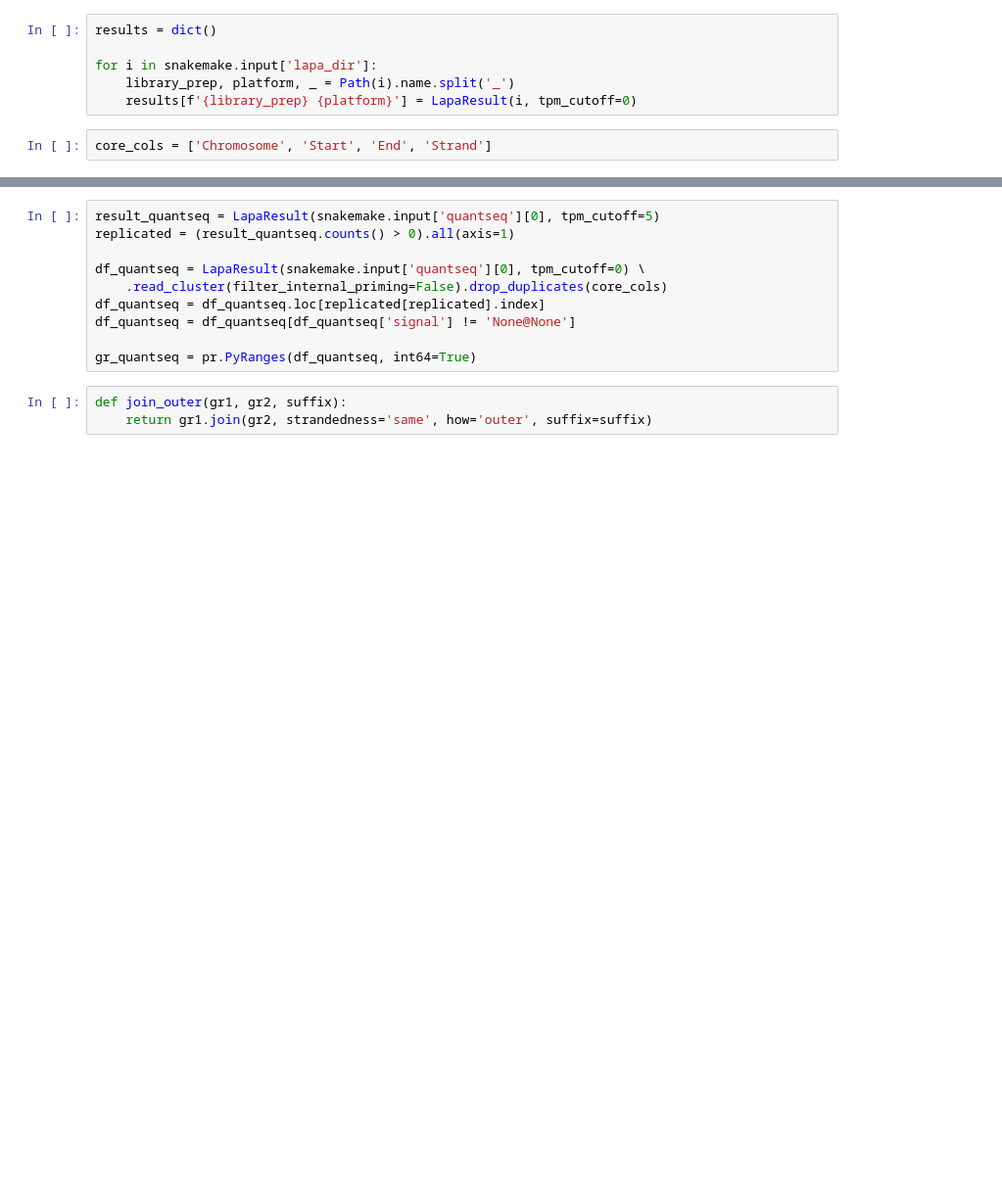
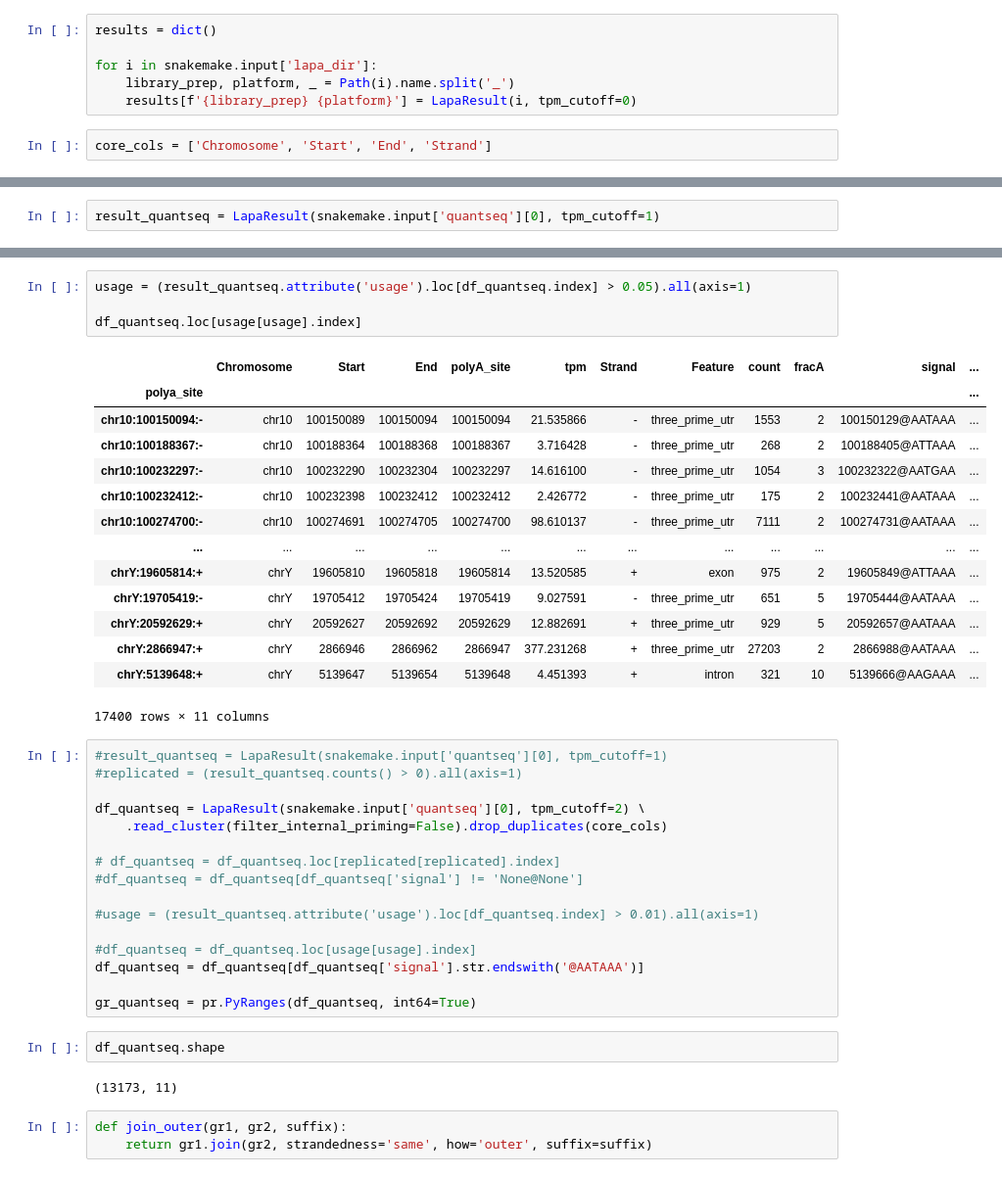
Before and after one commit to mortazavilab/lapa, a Jupyter notebook: workflow/benchmark/benchmark_lapa.ipynb, the cells around one changed output, grey strips where cells are left out. Shown: that part at 98% size. Saved outputs shown, nothing was run; the diff lists cells and outputs as text; blank space fills up the shorter version.

```diff
--- a/workflow/benchmark/benchmark_lapa.ipynb
+++ b/workflow/benchmark/benchmark_lapa.ipynb
@@ -34,0 +86,2 @@ core_cols = ['Chromosome', 'Start', 'End', 'Strand']
+# %%
+result_quantseq = LapaResult(snakemake.input['quantseq'][0], tpm_cutoff=1)
@@ -35,13 +129,42 @@ core_cols = ['Chromosome', 'Start', 'End', 'Strand']
+# %%
+usage = (result_quantseq.attribute('usage').loc[df_quantseq.index] > 0.05).all(axis=1)
+
+df_quantseq.loc[usage[usage].index]
+# %% [output]
+|  | Chromosome | Start | End | polyA_site | tpm | Strand | Feature | count | fracA | signal | ... |
+| polya_site |  |  |  |  |  |  |  |  |  |  | ... |
+| chr10:100150094:- | chr10 | 100150089 | 100150094 | 100150094 | 21.535866 | - | three_prime_utr | 1553 | 2 | 100150129@AATAAA | ... |
+| chr10:100188367:- | chr10 | 100188364 | 100188368 | 100188367 | 3.716428 | - | three_prime_utr | 268 | 2 | 100188405@ATTAAA | ... |
+| chr10:100232297:- | chr10 | 100232290 | 100232304 | 100232297 | 14.616100 | - | three_prime_utr | 1054 | 3 | 100232322@AATGAA | ... |
+| chr10:100232412:- | chr10 | 100232398 | 100232412 | 100232412 | 2.426772 | - | three_prime_utr | 175 | 2 | 100232441@AATAAA | ... |
+| chr10:100274700:- | chr10 | 100274691 | 100274705 | 100274700 | 98.610137 | - | three_prime_utr | 7111 | 2 | 100274731@AATAAA | ... |
+| ... | ... | ... | ... | ... | ... | ... | ... | ... | ... | ... | ... |
+| chrY:19605814:+ | chrY | 19605810 | 19605818 | 19605814 | 13.520585 | + | exon | 975 | 2 | 19605849@ATTAAA | ... |
+| chrY:19705419:- | chrY | 19705412 | 19705424 | 19705419 | 9.027591 | - | three_prime_utr | 651 | 5 | 19705444@AATAAA | ... |
+| chrY:20592629:+ | chrY | 20592627 | 20592692 | 20592629 | 12.882691 | + | three_prime_utr | 929 | 5 | 20592657@AATAAA | ... |
+| chrY:2866947:+ | chrY | 2866946 | 2866962 | 2866947 | 377.231268 | + | three_prime_utr | 27203 | 2 | 2866988@AATAAA | ... |
+| chrY:5139648:+ | chrY | 5139647 | 5139654 | 5139648 | 4.451393 | + | intron | 321 | 10 | 5139666@AAGAAA | ... |
+17400 rows × 11 columns
 # %%
-result_quantseq = LapaResult(snakemake.input['quantseq'][0], tpm_cutoff=5)
-replicated = (result_quantseq.counts() > 0).all(axis=1)
+#result_quantseq = LapaResult(snakemake.input['quantseq'][0], tpm_cutoff=1)
+#replicated = (result_quantseq.counts() > 0).all(axis=1)
 
-df_quantseq = LapaResult(snakemake.input['quantseq'][0], tpm_cutoff=0) \
+df_quantseq = LapaResult(snakemake.input['quantseq'][0], tpm_cutoff=2) \
     .read_cluster(filter_internal_priming=False).drop_duplicates(core_cols)
-df_quantseq = df_quantseq.loc[replicated[replicated].index]
-df_quantseq = df_quantseq[df_quantseq['signal'] != 'None@None']
+
+# df_quantseq = df_quantseq.loc[replicated[replicated].index]
+#df_quantseq = df_quantseq[df_quantseq['signal'] != 'None@None']
+
+#usage = (result_quantseq.attribute('usage').loc[df_quantseq.index] > 0.01).all(axis=1)
+
+#df_quantseq = df_quantseq.loc[usage[usage].index]
+df_quantseq = df_quantseq[df_quantseq['signal'].str.endswith('@AATAAA')]
 
 gr_quantseq = pr.PyRanges(df_quantseq, int64=True)
+# %%
+df_quantseq.shape
+# %% [output]
+(13173, 11)
 # %%
 def join_outer(gr1, gr2, suffix):
     return gr1.join(gr2, strandedness='same', how='outer', suffix=suffix)
```
Also changed, not shown: parts of 16 cells of this notebook, 45 other files.
